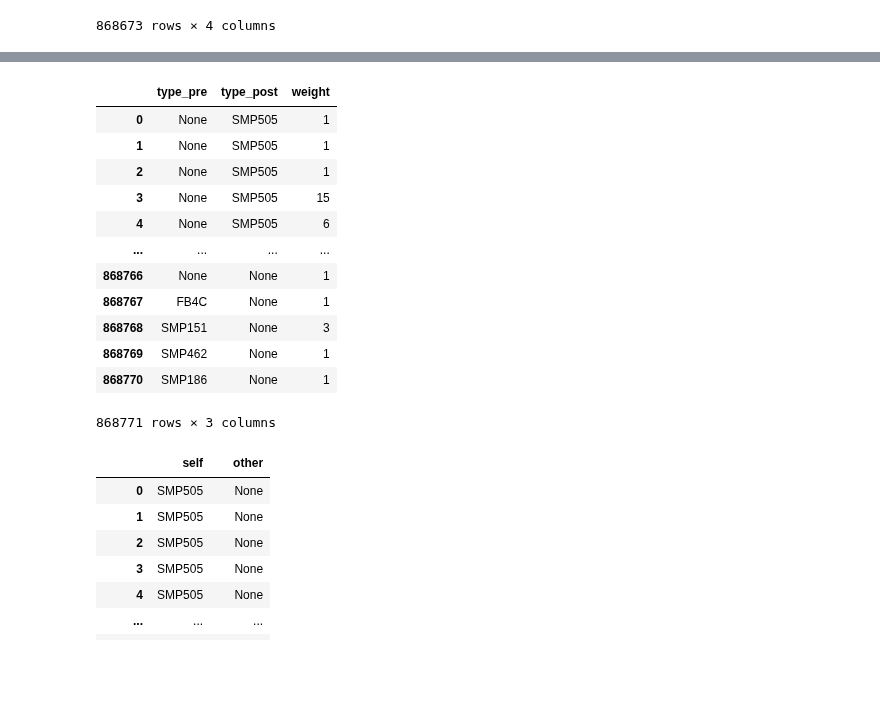
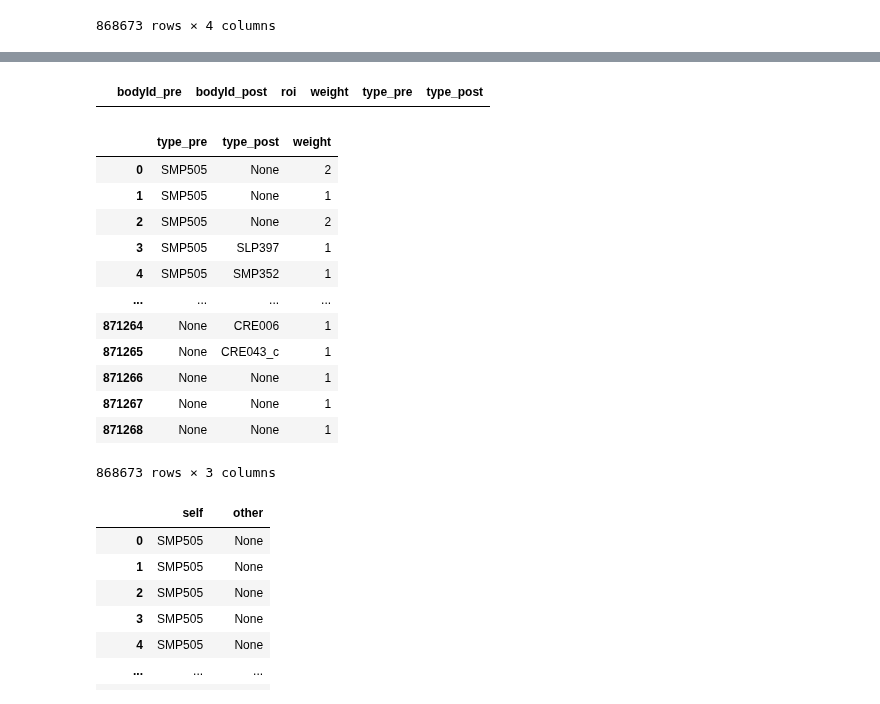
Before and after one commit to RhessaWL/flybrain-clustering, a Jupyter notebook: oviIN_celltype/oviIN_combined/creating_network.ipynb, the cells around one changed output, grey strips where cells are left out. Cells and saved outputs as stored; diff of their text form; code cells hidden in the pictures; blank space fills up the shorter version.

```diff
--- a/oviIN_celltype/oviIN_combined/creating_network.ipynb
+++ b/oviIN_celltype/oviIN_combined/creating_network.ipynb
@@ -98,3 +84,6 @@ conn_df_right
+# %%
+# create a dictionary of the bodyId and type
+celltoID_dict = dict(zip(conn_df.bodyId, conn_df.type))
 # %%
 conn_df_
 # %% [output]
@@ -152,0 +103,4 @@ full
+# %%
+# create type_pre and type_post columns and fill with the type of the bodyId
+conn_df_['type_pre'] = conn_df_.bodyId_pre.map(celltoID_dict)
+conn_df_['type_post'] = conn_df_.bodyId_post.map(celltoID_dict)
@@ -153,20 +123,25 @@ full
+# %%
+# show Nans in conn_df_
+conn_df_[conn_df_['bodyId_post'].isnull()]
+# %% [output]
+|  | bodyId_pre | bodyId_post | roi | weight | type_pre | type_post |
 # %%
-df=full[['type_pre','type_post', 'weight']]
-df
+df_full=conn_df_[['type_pre','type_post', 'weight']]
+df_full
 # %% [output]
 |  | type_pre | type_post | weight |
-| 0 | None | SMP505 | 1 |
-| 1 | None | SMP505 | 1 |
-| 2 | None | SMP505 | 1 |
-| 3 | None | SMP505 | 15 |
-| 4 | None | SMP505 | 6 |
+| 0 | SMP505 | None | 2 |
+| 1 | SMP505 | None | 1 |
+| 2 | SMP505 | None | 2 |
+| 3 | SMP505 | SLP397 | 1 |
+| 4 | SMP505 | SMP352 | 1 |
 | ... | ... | ... | ... |
-| 868766 | None | None | 1 |
-| 868767 | FB4C | None | 1 |
-| 868768 | SMP151 | None | 3 |
-| 868769 | SMP462 | None | 1 |
-| 868770 | SMP186 | None | 1 |
+| 871264 | None | CRE006 | 1 |
+| 871265 | None | CRE043_c | 1 |
+| 871266 | None | None | 1 |
+| 871267 | None | None | 1 |
+| 871268 | None | None | 1 |
-868771 rows × 3 columns
+868673 rows × 3 columns
 # %%
 #df['type_post'].unique().tolist()
 #df['type_pre'].unique().tolist()
```
Also changed, not shown: parts of 45 cells of this notebook, 1 other file.
